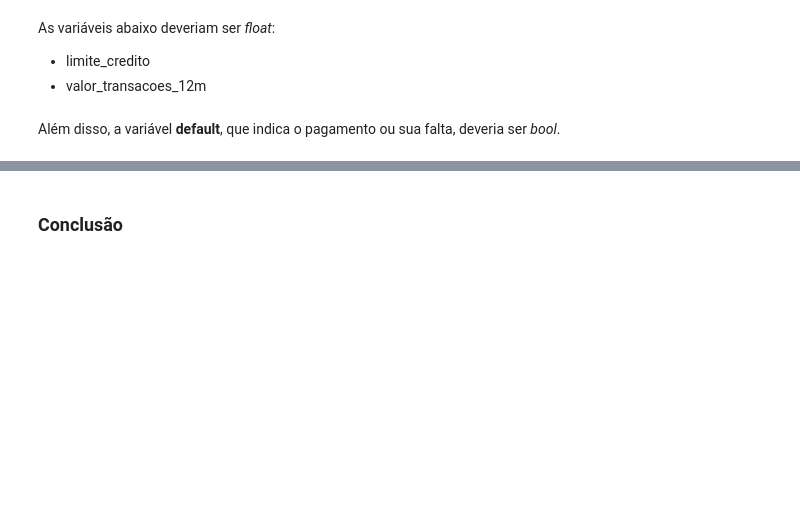
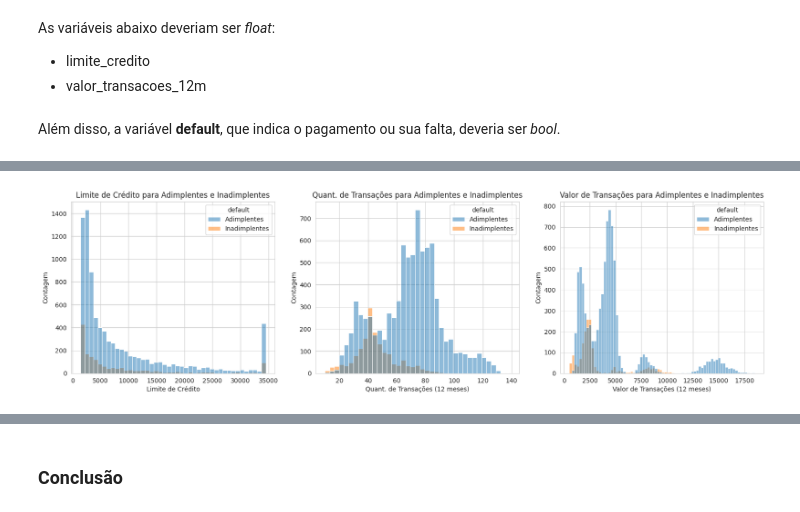
Before and after one commit to gfsilveira/ebac, a Jupyter notebook: 03-Cientista de Dados/01-Python/Módulo_11/01_Exercício_módulo_11_2024-02-06.ipynb, the cells around one changed output, grey strips where cells are left out. Cells and saved outputs as stored; diff of their text form; code cells hidden in the pictures; blank space fills up the shorter version.

```diff
--- a/03-Cientista de Dados/01-Python/Módulo_11/01_Exercício_módulo_11_2024-02-06.ipynb
+++ b/03-Cientista de Dados/01-Python/Módulo_11/01_Exercício_módulo_11_2024-02-06.ipynb
@@ -316,0 +392,42 @@ df.select_dtypes(exclude=['int64', "float64"]).head()
+# %%
+figura, eixos = plt.subplots(1,3, figsize=(20,5))
+
+f = sns.histplot(
+    x='limite_credito',
+    hue=df['default'].apply(lambda x: 'Inadimplentes' if x else 'Adimplentes'),
+    data=df,
+    ax=eixos[0]
+)
+f.set(
+    title="Limite de Crédito para Adimplentes e Inadimplentes",
+    xlabel="Limite de Crédito",
+    ylabel="Contagem",
+)
+
+f = sns.histplot(
+    x='qtd_transacoes_12m',
+    hue=df['default'].apply(lambda x: 'Inadimplentes' if x else 'Adimplentes'),
+    data=df,
+    ax=eixos[1]
+)
+f.set(
+    title="Quant. de Transações para Adimplentes e Inadimplentes",
+    xlabel="Quant. de Transações (12 meses)",
+    ylabel="Contagem",
+)
+
+f = sns.histplot(
+    x='valor_transacoes_12m',
+    hue=df['default'].apply(lambda x: 'Inadimplentes' if x else 'Adimplentes'),
+    data=df,
+    ax=eixos[2]
+)
+f.set(
+    title="Valor de Transações para Adimplentes e Inadimplentes",
+    xlabel="Valor de Transações (12 meses)",
+    ylabel="Contagem",
+)
+
+plt.show()
+# %% [output]
+[figure, added]
```
Also changed, not shown: parts of 50 cells of this notebook, 3 other files.
